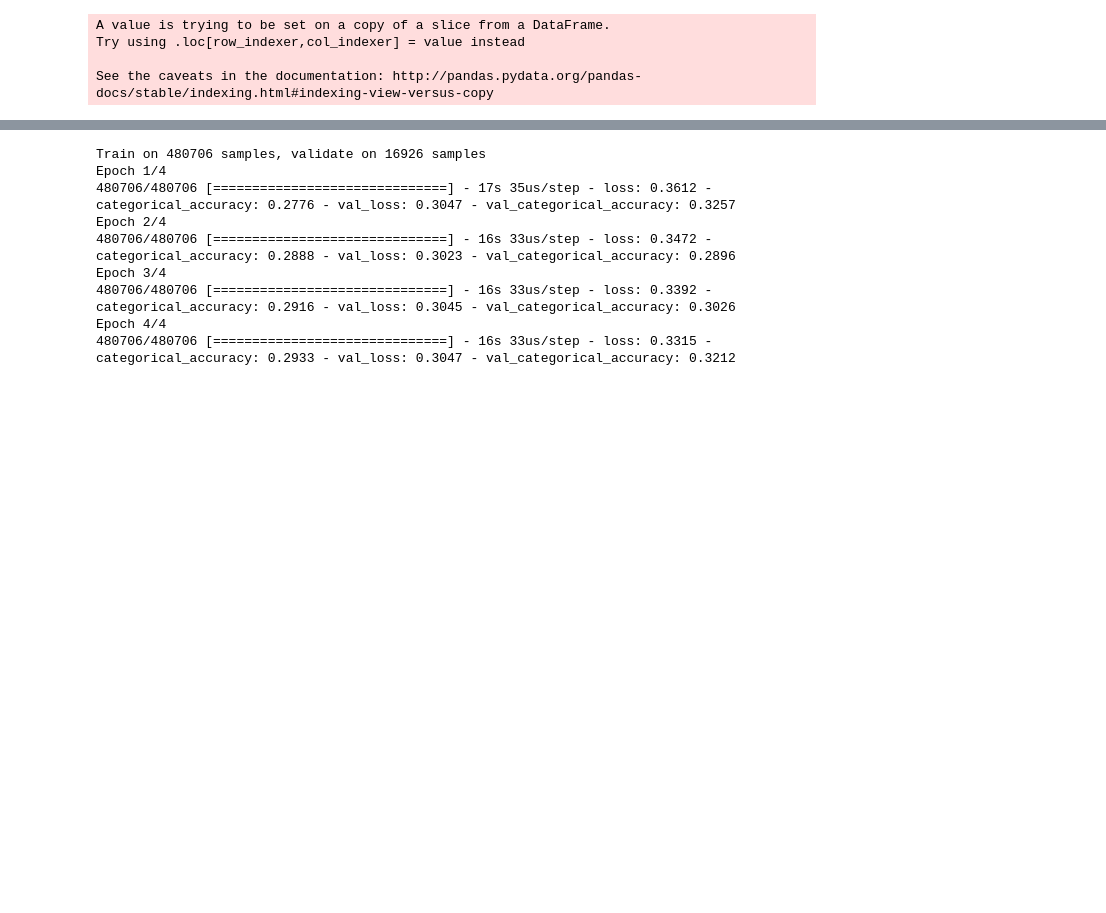
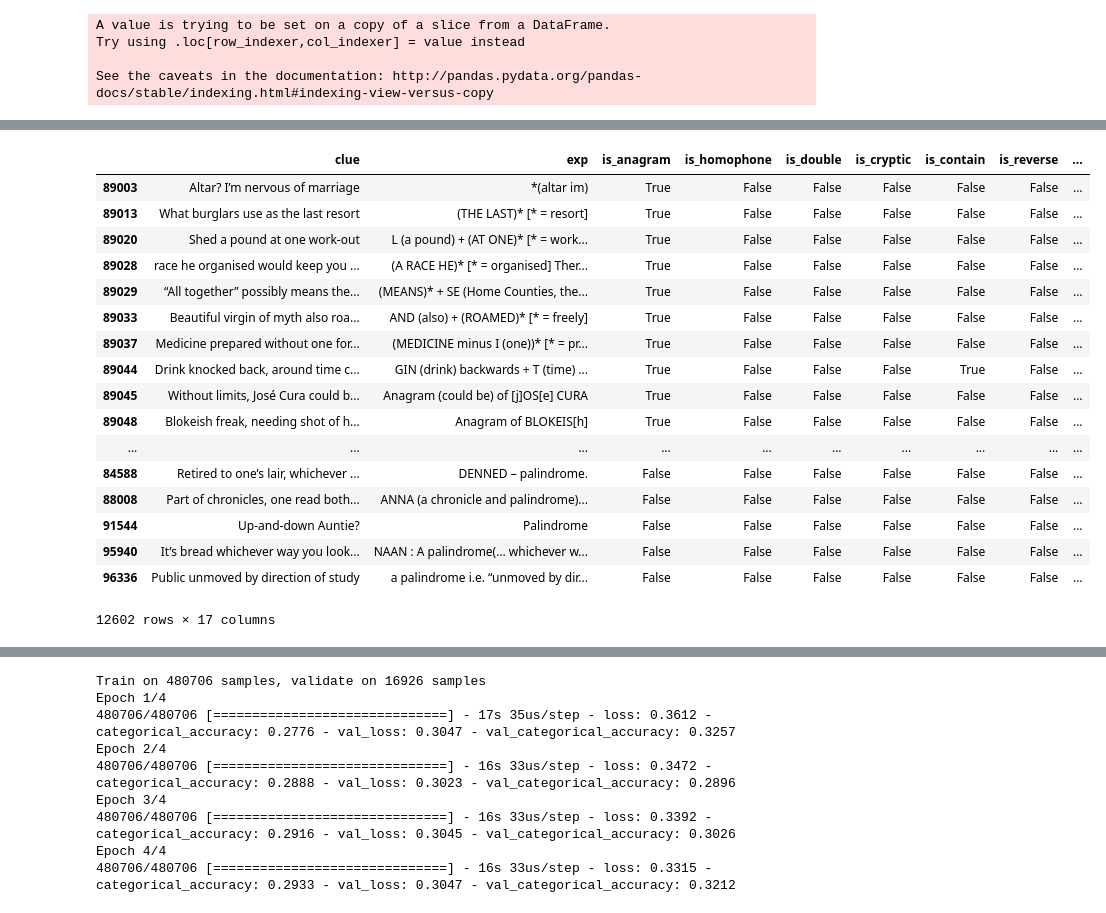
Before and after one commit to davidcopley/Cryptic-Crosswords-Dataset-and-Experiments, a Jupyter notebook: New_Experiments.ipynb, the cells around one changed output, grey strips where cells are left out. Cells and saved outputs as stored; diff of their text form; code cells hidden in the pictures; blank space fills up the shorter version.

```diff
--- a/New_Experiments.ipynb
+++ b/New_Experiments.ipynb
@@ -67,5 +87,26 @@ def get_input_val_test(df):
 input_cc_types_df = pd.concat([get_input_val_test(df)[0] for df in cc_types_dfs])
 val_cc_types_df = pd.concat([get_input_val_test(df)[1] for df in cc_types_dfs])
 test_cc_types_df = pd.concat([get_input_val_test(df)[2] for df in cc_types_dfs])
+# %%
+test_cc_types_df
+# %% [output]
+|  | clue | exp | is_anagram | is_homophone | is_double | is_cryptic | is_contain | is_reverse | ... |
+| 89003 | Altar? I’m nervous of marriage | *(altar im) | True | False | False | False | False | False | ... |
+| 89013 | What burglars use as the last resort | (THE LAST)* [* = resort] | True | False | False | False | False | False | ... |
+| 89020 | Shed a pound at one work-out | L (a pound) + (AT ONE)* [* = work... | True | False | False | False | False | False | ... |
+| 89028 | race he organised would keep you ... | (A RACE HE)* [* = organised] Ther... | True | False | False | False | False | False | ... |
+| 89029 | “All together” possibly means the... | (MEANS)* + SE (Home Counties, the... | True | False | False | False | False | False | ... |
+| 89033 | Beautiful virgin of myth also roa... | AND (also) + (ROAMED)* [* = freely] | True | False | False | False | False | False | ... |
+| 89037 | Medicine prepared without one for... | (MEDICINE minus I (one))* [* = pr... | True | False | False | False | False | False | ... |
+| 89044 | Drink knocked back, around time c... | GIN (drink) backwards + T (time) ... | True | False | False | False | True | False | ... |
+| 89045 | Without limits, José Cura could b... | Anagram (could be) of [j]OS[e] CURA | True | False | False | False | False | False | ... |
+| 89048 | Blokeish freak, needing shot of h... | Anagram of BLOKEIS[h] | True | False | False | False | False | False | ... |
+| ... | ... | ... | ... | ... | ... | ... | ... | ... | ... |
+| 84588 | Retired to one’s lair, whichever ... | DENNED – palindrome. | False | False | False | False | False | False | ... |
+| 88008 | Part of chronicles, one read both... | ANNA (a chronicle and palindrome)... | False | False | False | False | False | False | ... |
+| 91544 | Up-and-down Auntie? | Palindrome | False | False | False | False | False | False | ... |
+| 95940 | It’s bread whichever way you look... | NAAN : A palindrome(… whichever w... | False | False | False | False | False | False | ... |
+| 96336 | Public unmoved by direction of study | a palindrome i.e. “unmoved by dir... | False | False | False | False | False | False | ... |
+12602 rows × 17 columns
 # %%
 max_size = input_cc_types_df.groupby('category').count().max()[0]
```
Also changed, not shown: parts of 29 cells of this notebook, 7 other files.
